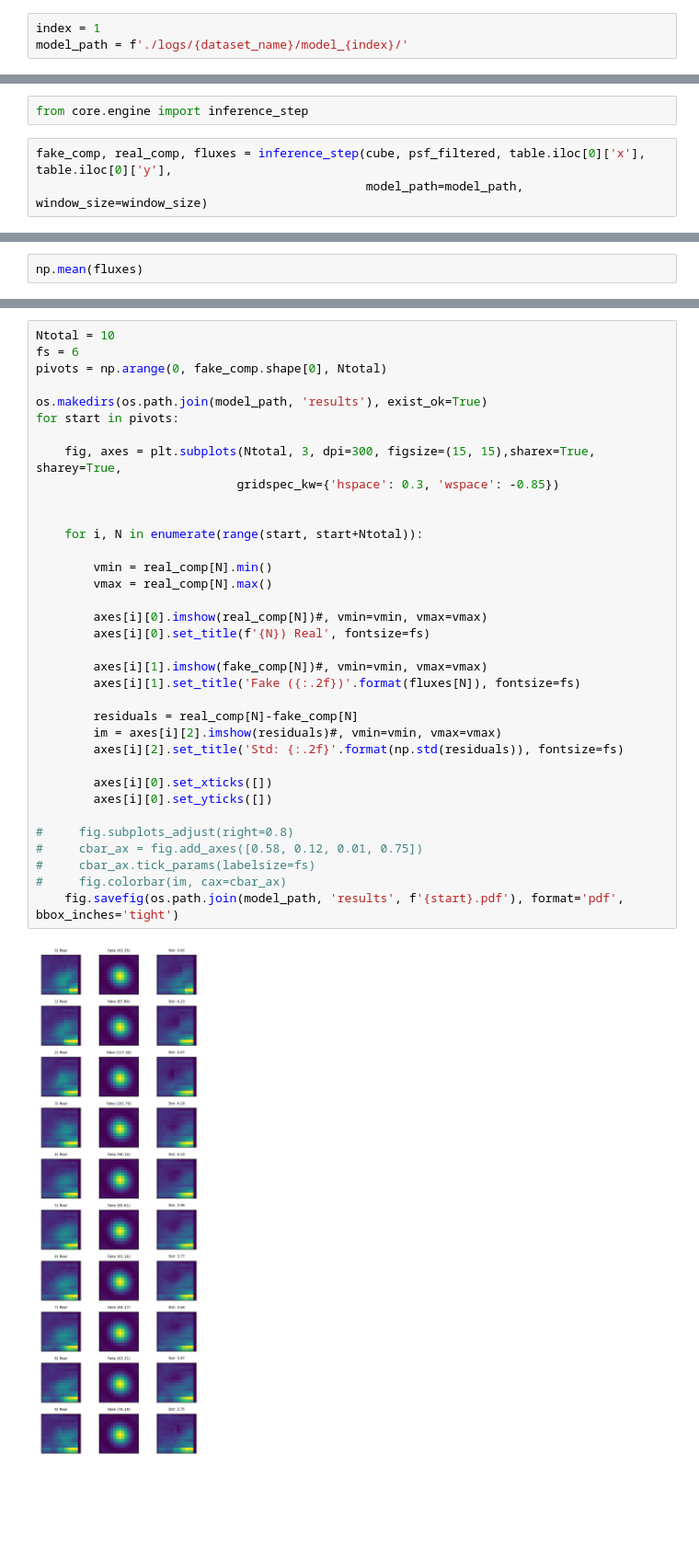
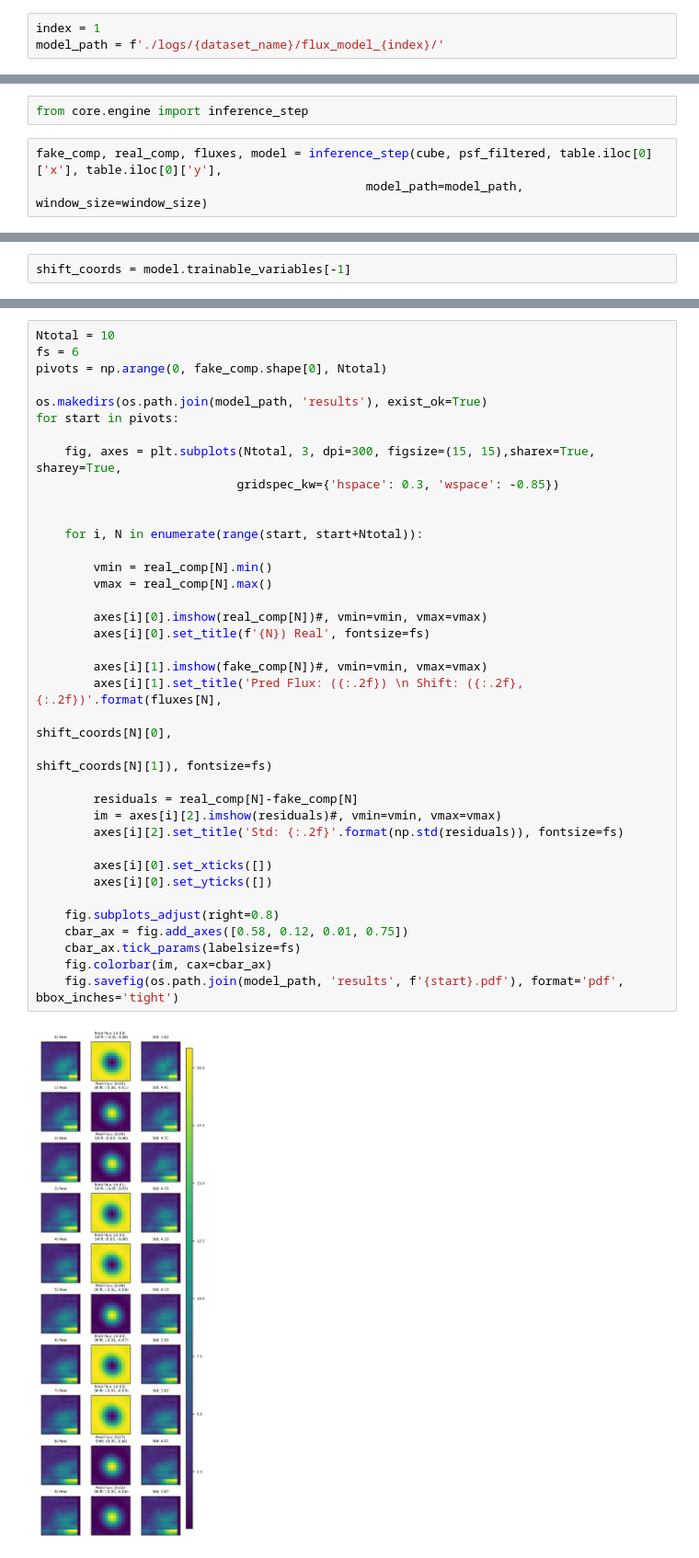
Before and after one commit to yemsnucleus/NEGFC, a Jupyter notebook: tutorial.ipynb, the cells around one changed output, grey strips where cells are left out. Shown at 92% size. Cells and saved outputs as stored; diff of their text form; blank space fills up the shorter version.

Commit message:
shift added

```diff
--- a/tutorial.ipynb
+++ b/tutorial.ipynb
@@ -99,6 +91,6 @@ table
 # %%
 index = 1
-model_path = f'./logs/{dataset_name}/model_{index}/'
+model_path = f'./logs/{dataset_name}/flux_model_{index}/'
 # %%
 fig, axes = plt.subplots(1, 3, figsize=(10, 3),
                          gridspec_kw={'hspace': 0, 'wspace': 0.4})
@@ -116,7 +109,7 @@ for i, metric in enumerate(['epoch_loss', 'epoch_flux', 'epoch_std']):
 # %%
 from core.engine import inference_step
 # %%
-fake_comp, real_comp, fluxes = inference_step(cube, psf_filtered, table.iloc[0]['x'], table.iloc[0]['y'],
+fake_comp, real_comp, fluxes, model = inference_step(cube, psf_filtered, table.iloc[0]['x'], table.iloc[0]['y'],
                                               model_path=model_path, window_size=window_size)
 # %% [output]
 input shape:  (None, 90, 14, 14, 1)
@@ -125,2 +117,2 @@ WARNING:tensorflow:5 out of the last 5 calls to <function Model.make_predict_fun
 # %%
-np.mean(fluxes)
+shift_coords = model.trainable_variables[-1]
@@ -130,36 +120,38 @@ np.mean(fluxes)
 Ntotal = 10
 fs = 6
 pivots = np.arange(0, fake_comp.shape[0], Ntotal)
 
 os.makedirs(os.path.join(model_path, 'results'), exist_ok=True)
 for start in pivots:
 
     fig, axes = plt.subplots(Ntotal, 3, dpi=300, figsize=(15, 15),sharex=True, sharey=True,
                             gridspec_kw={'hspace': 0.3, 'wspace': -0.85})
 
 
     for i, N in enumerate(range(start, start+Ntotal)):
 
         vmin = real_comp[N].min()
         vmax = real_comp[N].max()
 
         axes[i][0].imshow(real_comp[N])#, vmin=vmin, vmax=vmax)
         axes[i][0].set_title(f'{N}) Real', fontsize=fs)
 
         axes[i][1].imshow(fake_comp[N])#, vmin=vmin, vmax=vmax)
-        axes[i][1].set_title('Fake ({:.2f})'.format(fluxes[N]), fontsize=fs)
+        axes[i][1].set_title('Pred Flux: ({:.2f}) \n Shift: ({:.2f}, {:.2f})'.format(fluxes[N],
+                                                                              shift_coords[N][0],
+                                                                              shift_coords[N][1]), fontsize=fs)
 
         residuals = real_comp[N]-fake_comp[N]
         im = axes[i][2].imshow(residuals)#, vmin=vmin, vmax=vmax)
         axes[i][2].set_title('Std: {:.2f}'.format(np.std(residuals)), fontsize=fs)
 
         axes[i][0].set_xticks([])
         axes[i][0].set_yticks([])
 
-#     fig.subplots_adjust(right=0.8)
-#     cbar_ax = fig.add_axes([0.58, 0.12, 0.01, 0.75])
-#     cbar_ax.tick_params(labelsize=fs)
-#     fig.colorbar(im, cax=cbar_ax)
+    fig.subplots_adjust(right=0.8)
+    cbar_ax = fig.add_axes([0.58, 0.12, 0.01, 0.75])
+    cbar_ax.tick_params(labelsize=fs)
+    fig.colorbar(im, cax=cbar_ax)
     fig.savefig(os.path.join(model_path, 'results', f'{start}.pdf'), format='pdf', bbox_inches='tight')
 # %% [output]
-[figure, old version]
+[figure, new version]
```
Also changed, not shown: parts of 8 cells of this notebook, 5 other files.
